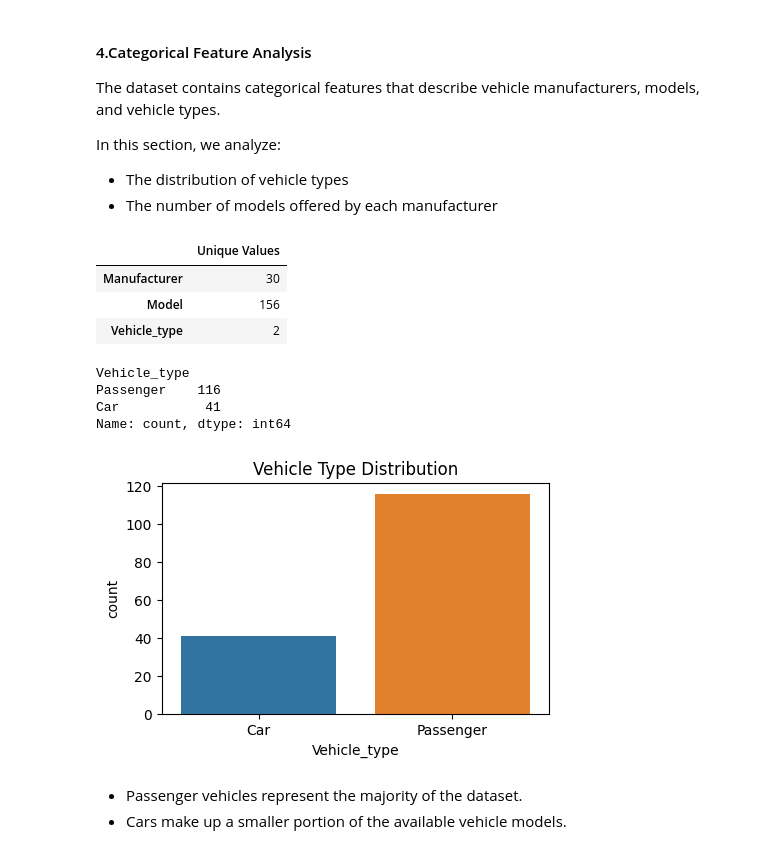
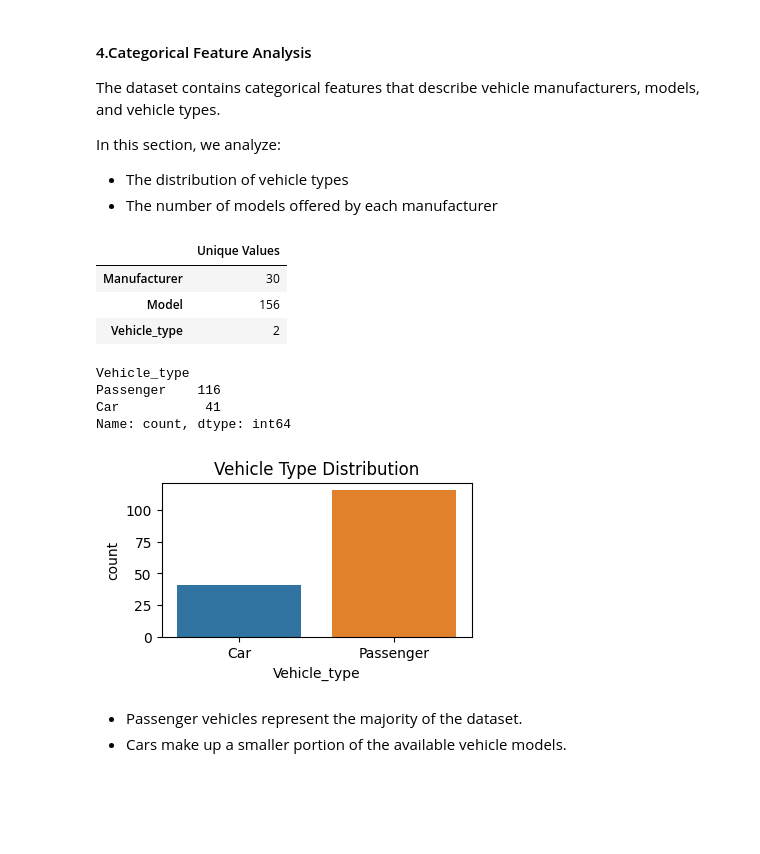
Before and after one commit to nnitika25-png/Car_sales, a Jupyter notebook: notebooks/03_Exploratory_Data_Analysis.ipynb, the cells around one changed output. Saved outputs shown, nothing was run; the diff lists cells and outputs as text; code cells hidden in the pictures; blank space fills up the shorter version.

```diff
--- a/notebooks/03_Exploratory_Data_Analysis.ipynb
+++ b/notebooks/03_Exploratory_Data_Analysis.ipynb
@@ -118,29 +118,29 @@ In this section, we analyze:
 # %%
 # Categorical feature summary
 
 cat_cols = ["Manufacturer", "Model", "Vehicle_type"]
 cat_summary = pd.DataFrame({"Unique Values": df[cat_cols].nunique()})
 display(cat_summary)
 
 # Vehicle Type Distribution
 
 vehicle_counts = df["Vehicle_type"].value_counts()
 display(vehicle_counts)
 
-plt.figure(figsize=(5, 3))
+plt.figure(figsize=(4, 2))
 sns.countplot(data=df, x="Vehicle_type", hue="Vehicle_type", legend=False) # The hue parameter is used to assign a different color to each vehicle type category.
 plt.title("Vehicle Type Distribution")
 plt.show()
 # %% [output]
 |  | Unique Values |
 | Manufacturer | 30 |
 | Model | 156 |
 | Vehicle_type | 2 |
 Vehicle_type
 Passenger    116
 Car           41
 Name: count, dtype: int64
-[figure, old version]
+[figure, new version]
 # %% [markdown]
 - Passenger vehicles represent the majority of the dataset.
 - Cars make up a smaller portion of the available vehicle models.
```
Also changed, not shown: parts of 11 cells of this notebook.
